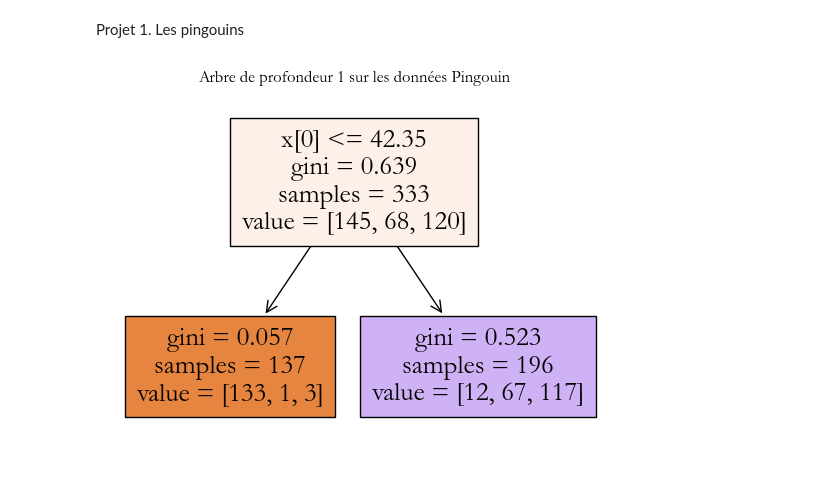
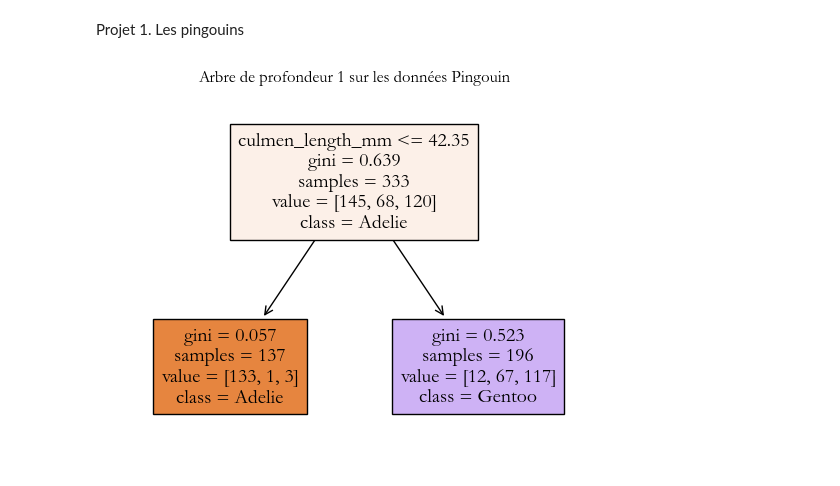
Before and after one commit to RMorana/DU_Data, a Jupyter notebook: ML Supervise.ipynb, the cells around one changed output. Saved outputs shown, nothing was run; the diff lists cells and outputs as text; code cells hidden in the pictures.

```diff
--- a/ML Supervise.ipynb
+++ b/ML Supervise.ipynb
@@ -77,34 +77,34 @@ Projet 1. Les pingouins
 # %%
 # Projet 1. Question 1. Arbre de profondeur 1
 
 # import des librairies
 import sklearn
 from sklearn.tree import plot_tree
 #from sklearn.tree import tree
 from sklearn.tree import DecisionTreeClassifier
 
 # Définition des tableaux de données X et Y
 X = df_pingouin[["culmen_length_mm","culmen_depth_mm"]]
 Y = df_pingouin["species"] # Target names
 #print(len(X))
 #print(len(Y))
 # Rename pour être plus parlant
 features_values=X.loc[1:,:].values
 features_names=X.columns.values
 target_names = Y.loc[1:].values
 #print(len(features_values))
-#print(len(target_names))
+#print(target_names)
 # Entrainement d'un arbre de profondeur 1
 clf = DecisionTreeClassifier(criterion="gini",splitter="best",max_depth=1)
 clf = clf.fit(features_values,target_names)
 
 # Affichage de l'Arbre
 fig = plt.figure()
-plot_tree(clf,filled=True)
+plot_tree(clf,filled=True, feature_names=features_names,class_names=["Adelie","Chinstrap","Gentoo"])
 plt.title("Arbre de profondeur 1 sur les données Pingouin")
 plt.show()
 # %% [output]
-[figure, old version]
+[figure, new version]
 # %%
 # # Projet 1. Question 2. Scatterplot avec couleur en fonction de l'espece
 
```
Also changed, not shown: parts of 9 cells of this notebook.
